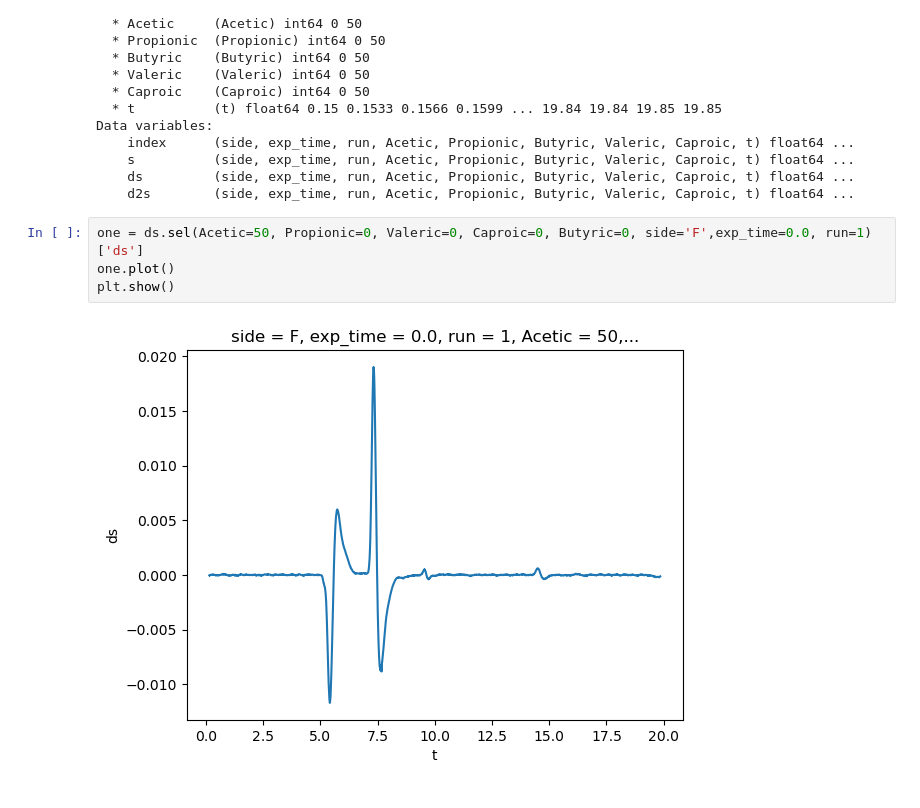
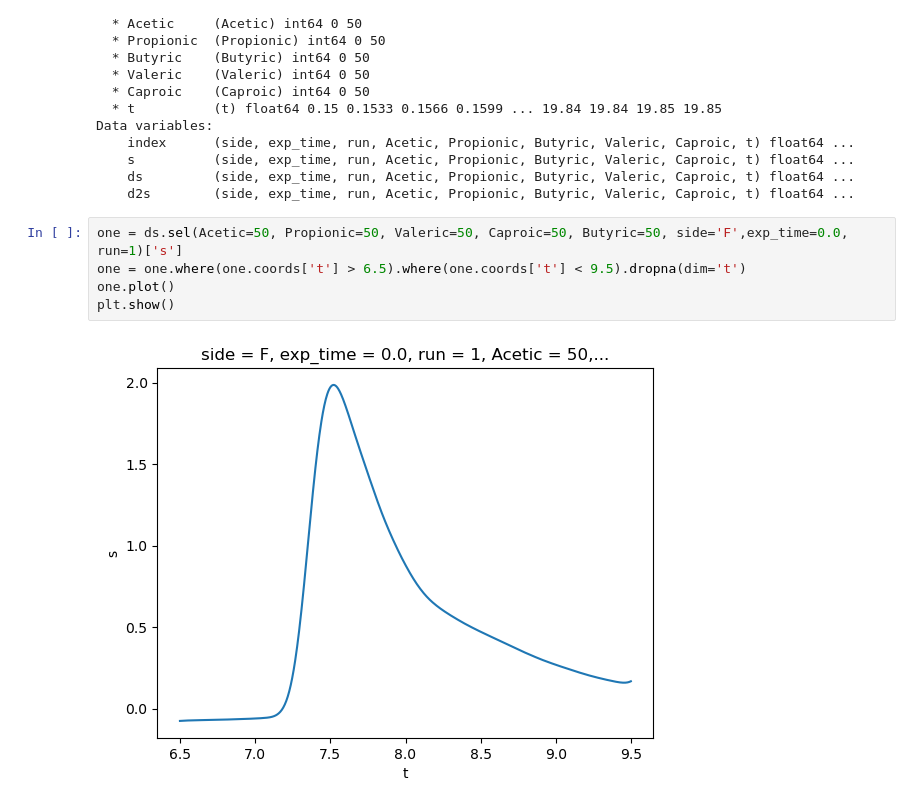
Before and after one commit to iblg/peak_resolver, a Jupyter notebook: peak_resolver/read_dataset.ipynb, the cells around one changed output. Drawn from its saved outputs; the diff is of its cells as text.

```diff
--- a/peak_resolver/read_dataset.ipynb
+++ b/peak_resolver/read_dataset.ipynb
@@ -39,8 +39,9 @@ Data variables:
     ds         (side, exp_time, run, Acetic, Propionic, Butyric, Valeric, Caproic, t) float64 ...
     d2s        (side, exp_time, run, Acetic, Propionic, Butyric, Valeric, Caproic, t) float64 ...
 # %%
-one = ds.sel(Acetic=50, Propionic=0, Valeric=0, Caproic=0, Butyric=0, side='F',exp_time=0.0, run=1)['ds']
+one = ds.sel(Acetic=50, Propionic=50, Valeric=50, Caproic=50, Butyric=50, side='F',exp_time=0.0, run=1)['s']
+one = one.where(one.coords['t'] > 6.5).where(one.coords['t'] < 9.5).dropna(dim='t')
 one.plot()
 plt.show()
 # %% [output]
-[figure, old version]
+[figure, new version]
```
Also changed, not shown: 2 other files.
